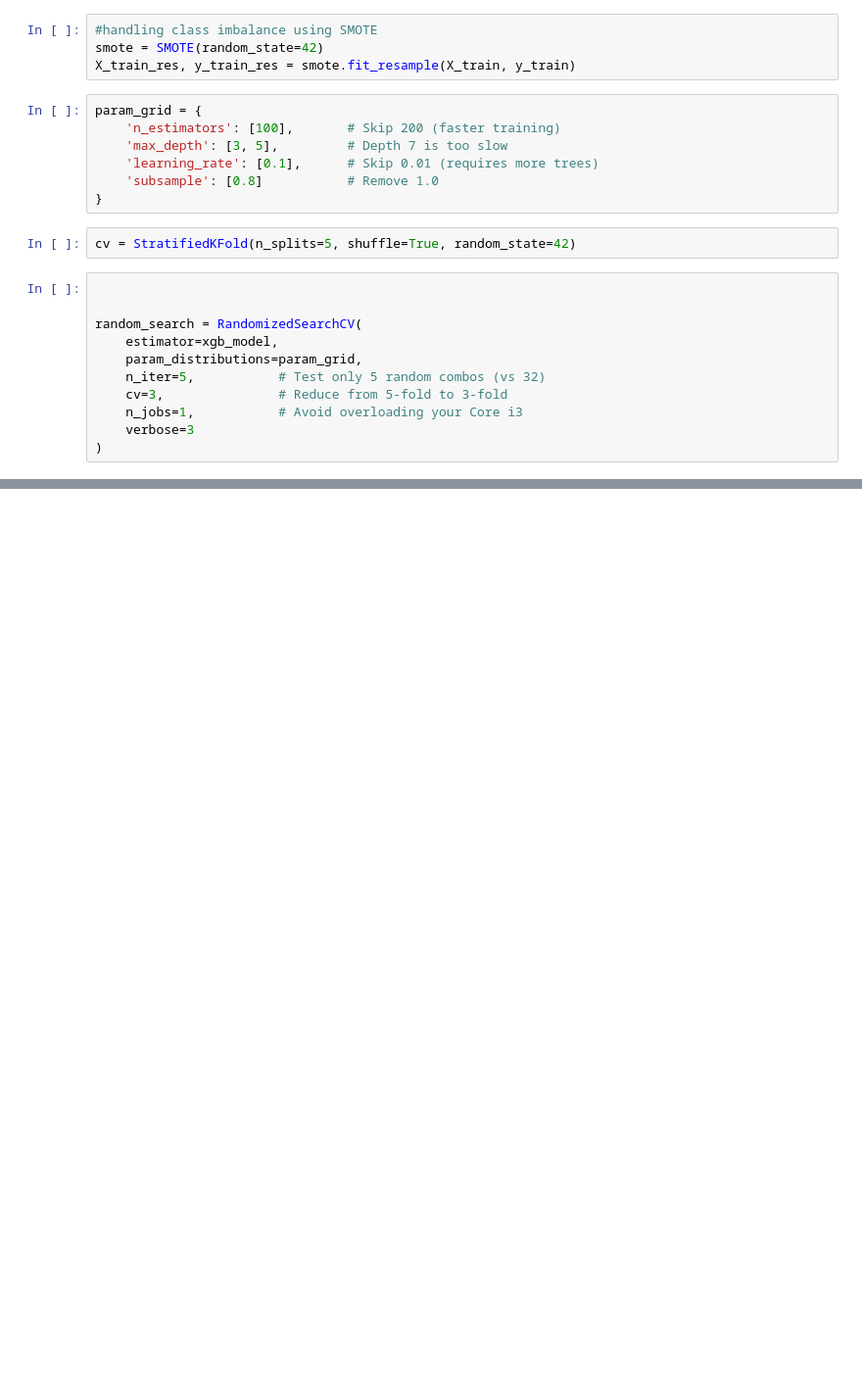
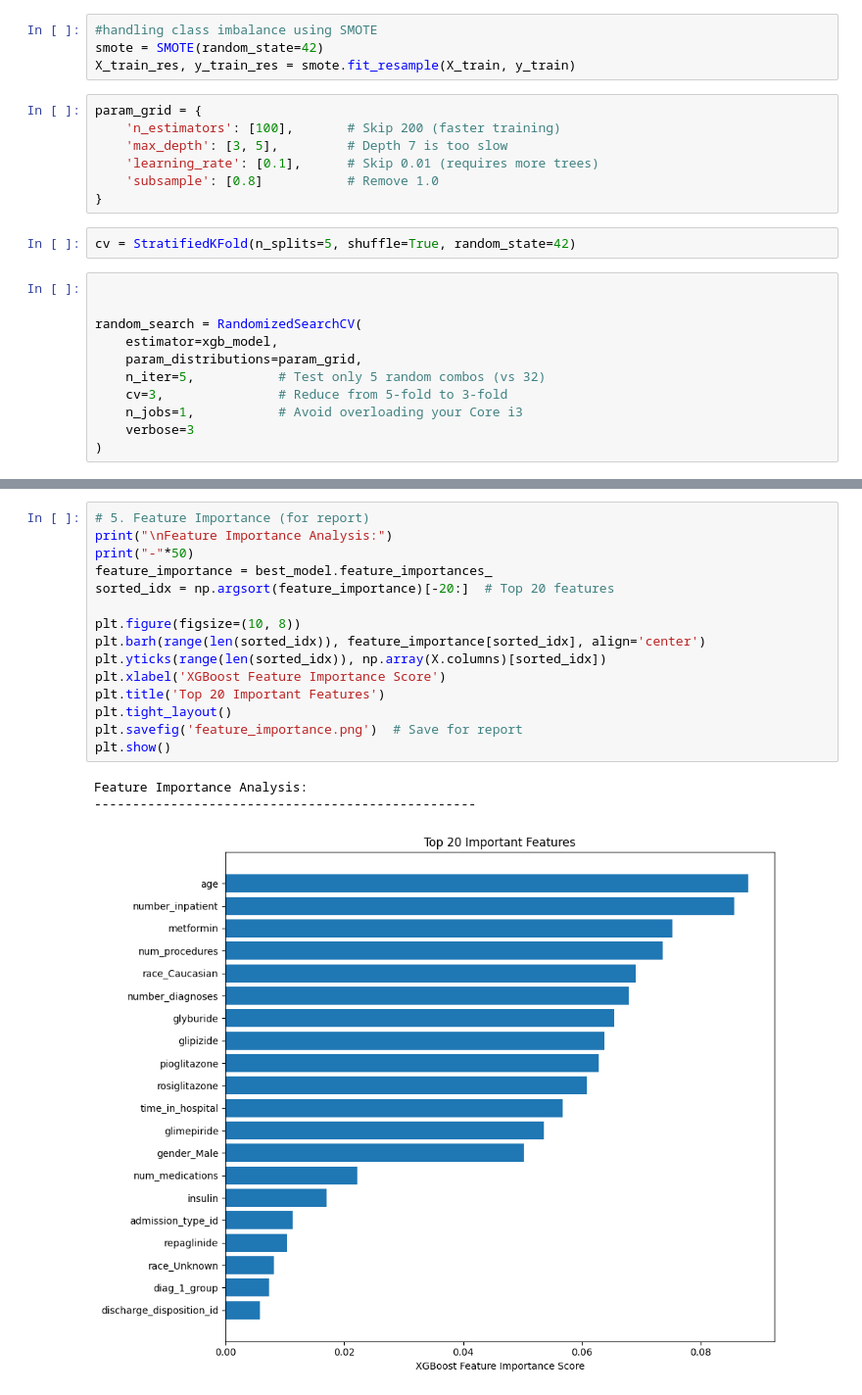
Before and after one commit to WandilePhinzi/ITRI-616-Machine-Learning-Model-Semester-Project, a Jupyter notebook: Training XGBoost.ipynb, the cells around one changed output, grey strips where cells are left out. Shown: that part at 98% size. Saved outputs shown, nothing was run; the diff lists cells and outputs as text; blank space fills up the shorter version.

```diff
--- a/Training XGBoost.ipynb
+++ b/Training XGBoost.ipynb
@@ -95,0 +226,19 @@ best_model = grid_search.best_estimator_
+# %%
+# 5. Feature Importance (for report)
+print("\nFeature Importance Analysis:")
+print("-"*50)
+feature_importance = best_model.feature_importances_
+sorted_idx = np.argsort(feature_importance)[-20:]  # Top 20 features
+
+plt.figure(figsize=(10, 8))
+plt.barh(range(len(sorted_idx)), feature_importance[sorted_idx], align='center')
+plt.yticks(range(len(sorted_idx)), np.array(X.columns)[sorted_idx])
+plt.xlabel('XGBoost Feature Importance Score')
+plt.title('Top 20 Important Features')
+plt.tight_layout()
+plt.savefig('feature_importance.png')  # Save for report
+plt.show()
+# %% [output]
+Feature Importance Analysis:
+--------------------------------------------------
+[figure, added]
```
Also changed, not shown: parts of 16 cells of this notebook, 1 other file.
